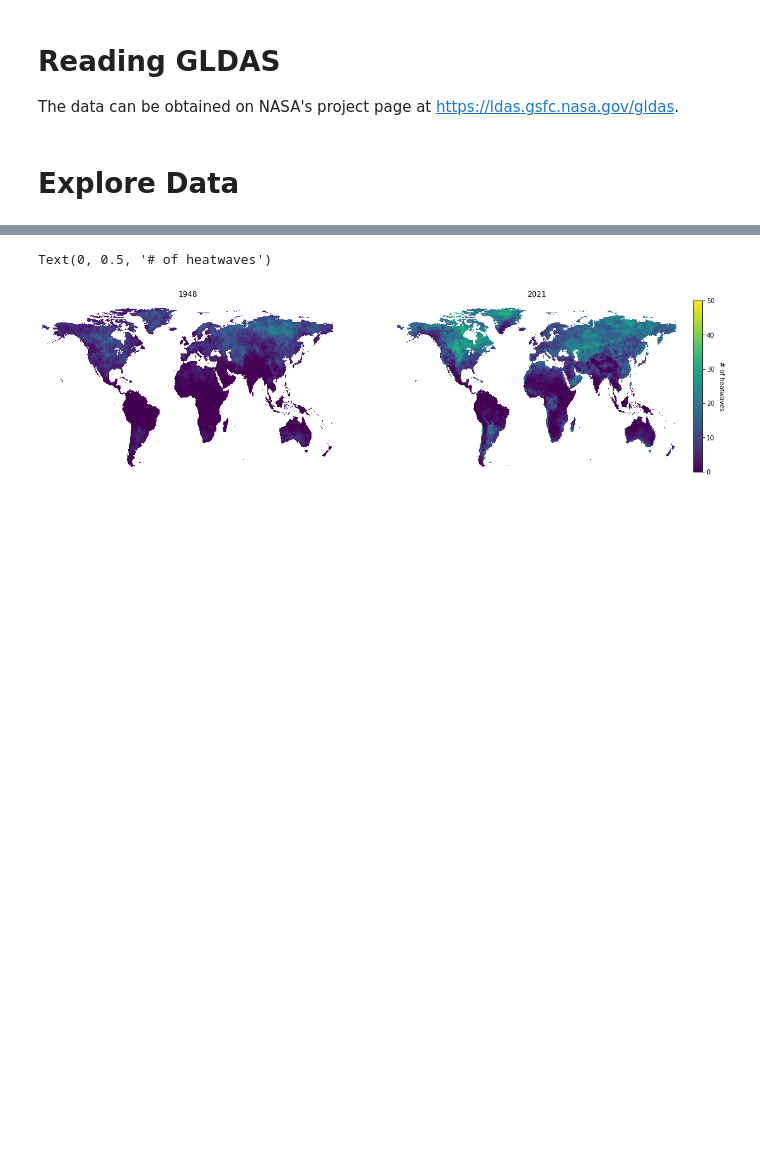
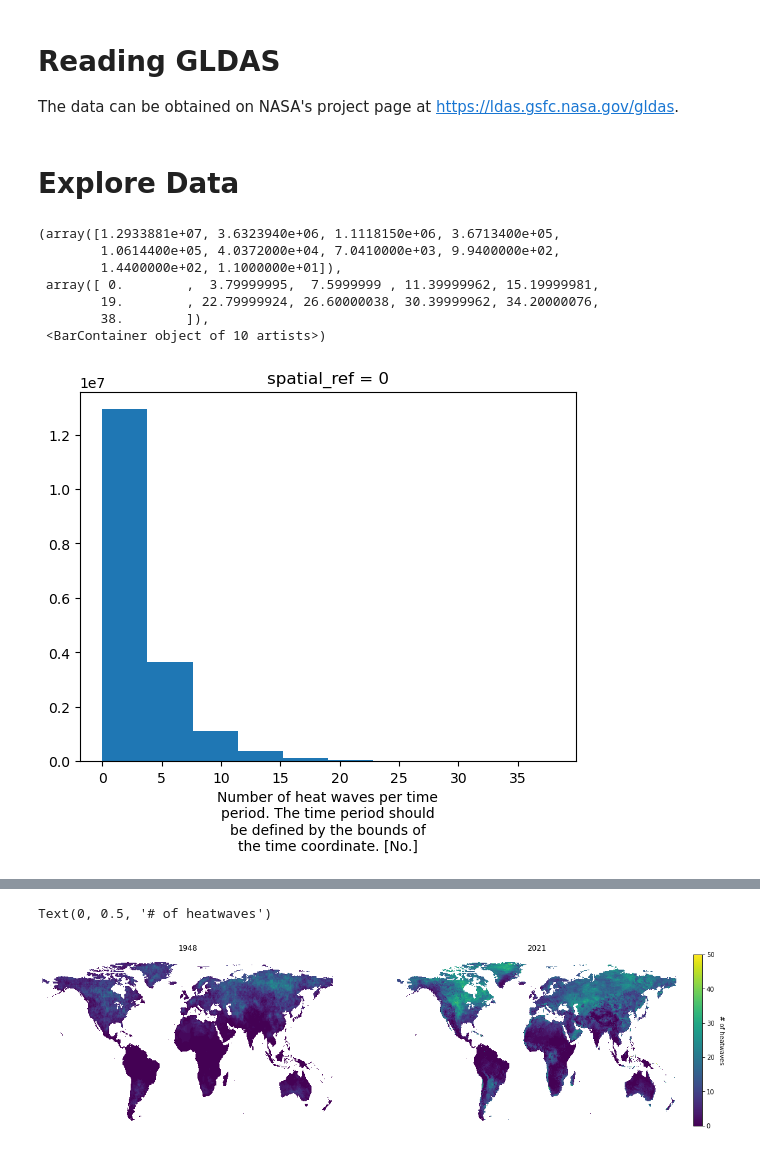
Before and after one commit to datapartnership/heatwaves, a Jupyter notebook: notebooks/measuring-heatwaves/read-gldas.ipynb, the cells around one changed output, grey strips where cells are left out. Drawn from its saved outputs; the diff is of its cells as text; code cells hidden in the pictures; blank space fills up the shorter version.

```diff
--- a/notebooks/measuring-heatwaves/read-gldas.ipynb
+++ b/notebooks/measuring-heatwaves/read-gldas.ipynb
@@ -21,6 +21,17 @@ ds_mean3 = xr.open_mfdataset("../../data/gldas/ymean3/wld_cli_*.nc4", parallel =
 ds_2021 = xr.open_mfdataset("../../data/gldas/ymean3/wld_cli_gldas21_tasmax_ydrunmean3_hwdi_2021.nc4")
 # %% [markdown]
 # Explore Data
+# %%
+ds_mean3['heat_waves_per_time_period'].plot()
+# %% [output]
+(array([1.2933881e+07, 3.6323940e+06, 1.1118150e+06, 3.6713400e+05,
+        1.0614400e+05, 4.0372000e+04, 7.0410000e+03, 9.9400000e+02,
+        1.4400000e+02, 1.1000000e+01]),
+ array([ 0.        ,  3.79999995,  7.5999999 , 11.39999962, 15.19999981,
+        19.        , 22.79999924, 26.60000038, 30.39999962, 34.20000076,
+        38.        ]),
+ <BarContainer object of 10 artists>)
+[figure, added]
 # %%
 time_bnds = [(np.datetime64('2022-03-01'), np.datetime64('2023-01-31'))]
 # %%
```
Also changed, not shown: parts of 25 cells of this notebook.
